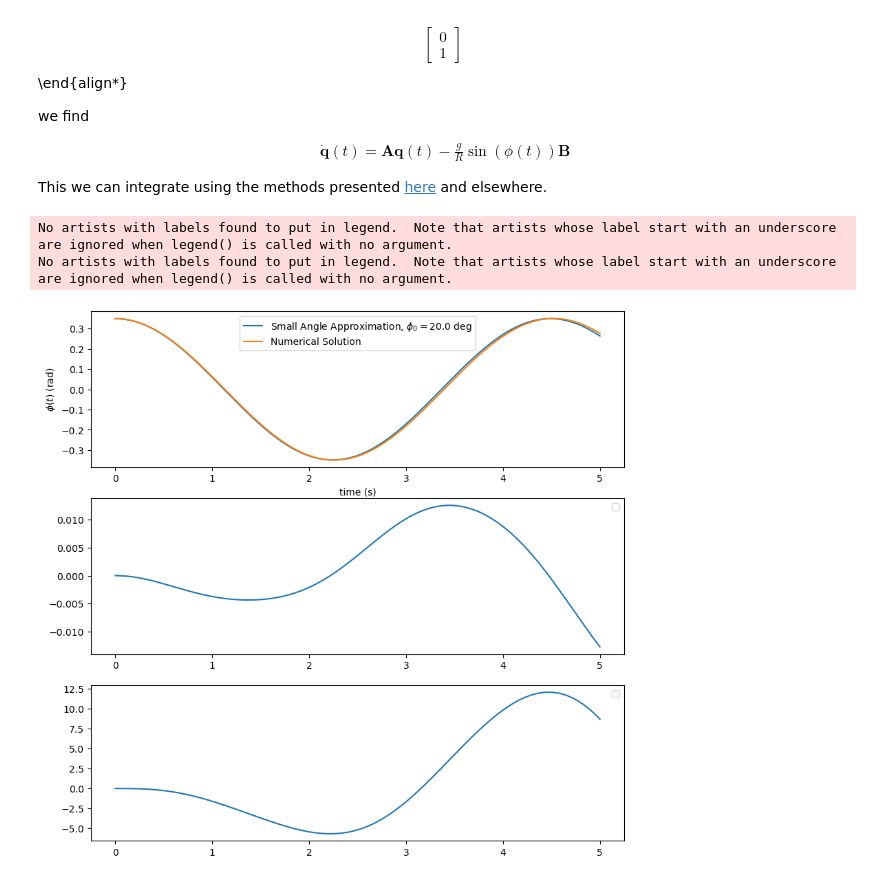
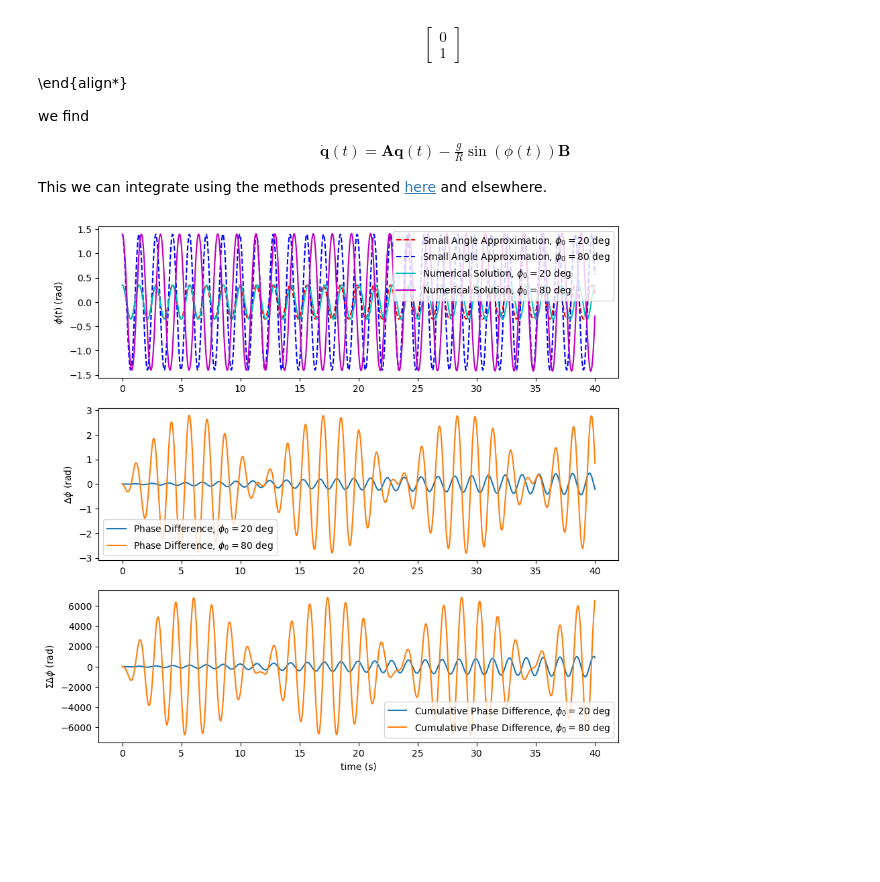
Before and after one commit to lubar1317/lessons-from-lu, a Jupyter notebook: mechanics-simulations/oscillations/skateboard-semicircular-ramp.ipynb, the cells around one changed output. Saved outputs shown, nothing was run; the diff lists cells and outputs as text; code cells hidden in the pictures; blank space fills up the shorter version.

```diff
--- a/mechanics-simulations/oscillations/skateboard-semicircular-ramp.ipynb
+++ b/mechanics-simulations/oscillations/skateboard-semicircular-ramp.ipynb
@@ -88,8 +88,10 @@ import ipywidgets as wd
 def smallAngle(A, B, omega, t):
     return A*np.sin(omega*t) + B*np.sin(omega*t)
 
-def rk4(A, B, q, q0, gamma, t, h, params):
-
+def rk4(A, B, q0, gamma, t, h, params):
+    #this is a function specific to our system, where gamma is our driving force dependent on q
+    #need to work on a more general one - maybe the scipy api has one...
+    q = np.zeros((len(B), len(t))) #length of B sets the dimension of the system
     q[:, 0] = q0
     for i in range(len(t)-1):
 
@@ -112,58 +114,68 @@ def gammaRamp(p, x, y):
 phi0 = 20*np.pi/180 #initial angle, phi
 phiDot0 = 0 #initial velocity
 g = 9.8 #m/s2, gravity
-R = 5 #m, radius of pipe
-h = 0.001 #time step
+R = 0.5 #m, radius of pipe
+h = 0.0001 #time step
 omega = np.sqrt(g/R)
 
 #initial state vector
 q0 = np.array([
     phi0, phiDot0
 ])
 
-t = np.arange(0, 5 + h, step=h)
+t = np.arange(0, 40 + h, step=h)
 
 #small angle approximation
-phiExact = phi0*np.cos(omega*t)
+phiExact20 = 20*(np.pi/180)*np.cos(omega*t)
+phiExact80 = 80*(np.pi/180)*np.cos(omega*t)
 
 A = np.array([
     [0, 1],
     [0, 0]
 ]) #coefficient matrix
 
 B = np.array([0, 1]) #input matrix
 
-#below, the first row is q1 (phi), second is q2 (phidot)
-qstar = np.zeros((2, len(t))) #preallocate array for our state variables
+#run the computation for different initial conditions
+q20 = rk4(A, B, np.array([20*np.pi/180, 0]), gammaRamp, t, h, [omega])
+q80 = rk4(A, B, np.array([80*np.pi/180, 0]), gammaRamp, t, h, [omega])
 
-qstar[:, 0] = q0 #initial conditions
+#determine the phase difference and cumulative phase difference
+delta20 = phiExact20 - q20[0, :]
+cumDelta20 = np.cumsum(delta20)
 
-q = rk4(A, B, qstar, q0, gammaRamp, t, h, [omega])
-
-#determine the phase difference
-delta = phiExact - q[0, :]
-cumDelta = np.cumsum(delta)
-
-
+delta80 = phiExact80 - q80[0, :]
+cumDelta80 = np.cumsum(delta80)
 
 
 fig, ax = plt.subplots(3,1, figsize=(10, 10))
-ax[0].plot(t, phiExact, label='Small Angle Approximation, $\\phi_0 = ${} deg'.format(str(phi0*180/np.pi)))
-ax[0].plot(t, q[0,:], label='Numerical Solution')
+ax[0].plot(t, phiExact20, label='Small Angle Approximation, $\\phi_0 = 20$ deg', c='r', ls='--')
+ax[0].plot(t, phiExact80, label='Small Angle Approximation, $\\phi_0 = 80$ deg', c='b', ls='--')
+ax[0].plot(t, q20[0,:], label='Numerical Solution, $\\phi_0 = 20$ deg', c='c')
+ax[0].plot(t, q80[0,:], label='Numerical Solution, $\\phi_0 = 80$ deg', c='m')
+
 
 ax[0].set_ylabel('$\\phi(t)$ (rad)')
-ax[0].set_xlabel('time (s)')
+#ax[0].set_xlabel('time (s)')
 
-ax[1].plot(t, delta)
+ax[1].plot(t, delta20, label='Phase Difference, $\\phi_0 = 20$ deg')
+ax[1].plot(t, delta80, label='Phase Difference, $\\phi_0 = 80$ deg')
 
-ax[2].plot(t, cumDelta)
+ax[1].set_ylabel('$\\Delta \\phi$ (rad)')
+
+#ax[1].set_xlabel('time (s)')
+
+
+ax[2].plot(t, cumDelta20, label='Cumulative Phase Difference, $\\phi_0 = 20$ deg')
+ax[2].plot(t, cumDelta80, label='Cumulative Phase Difference, $\\phi_0 = 80$ deg')
+
+ax[2].set_ylabel('$\\Sigma \\Delta \\phi$ (rad)')
+ax[2].set_xlabel('time (s)')
 
 for a in ax:
     a.legend()
 
 plt.show()
 fig.tight_layout()
 # %% [output]
-No artists with labels found to put in legend.  Note that artists whose label start with an underscore are ignored when legend() is called with no argument.
-No artists with labels found to put in legend.  Note that artists whose label start with an underscore are ignored when legend() is called with no argument.
-[figure, old version]
+[figure, new version]
```
